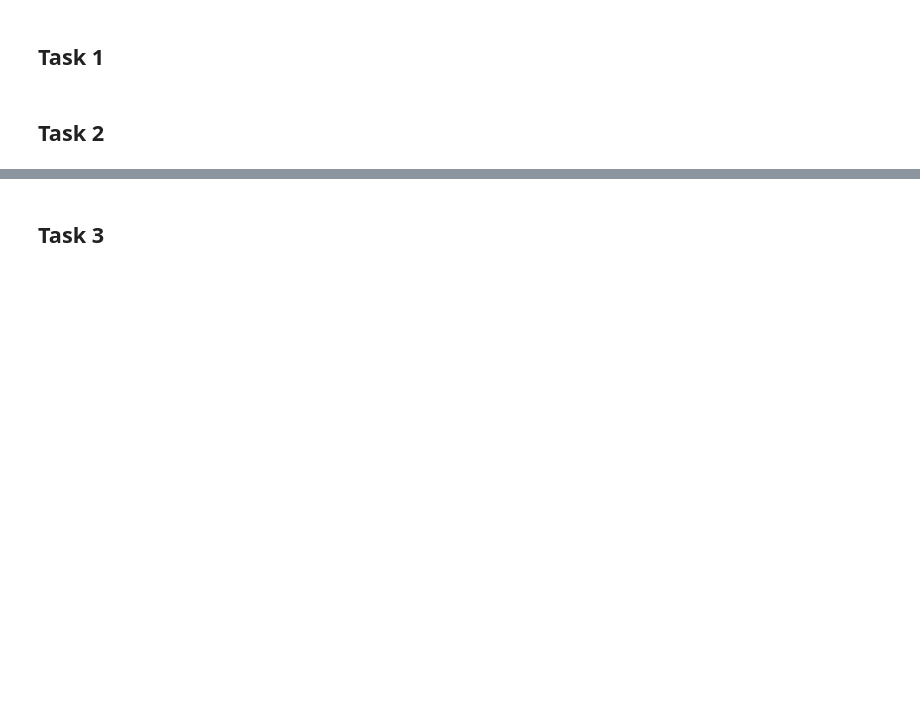
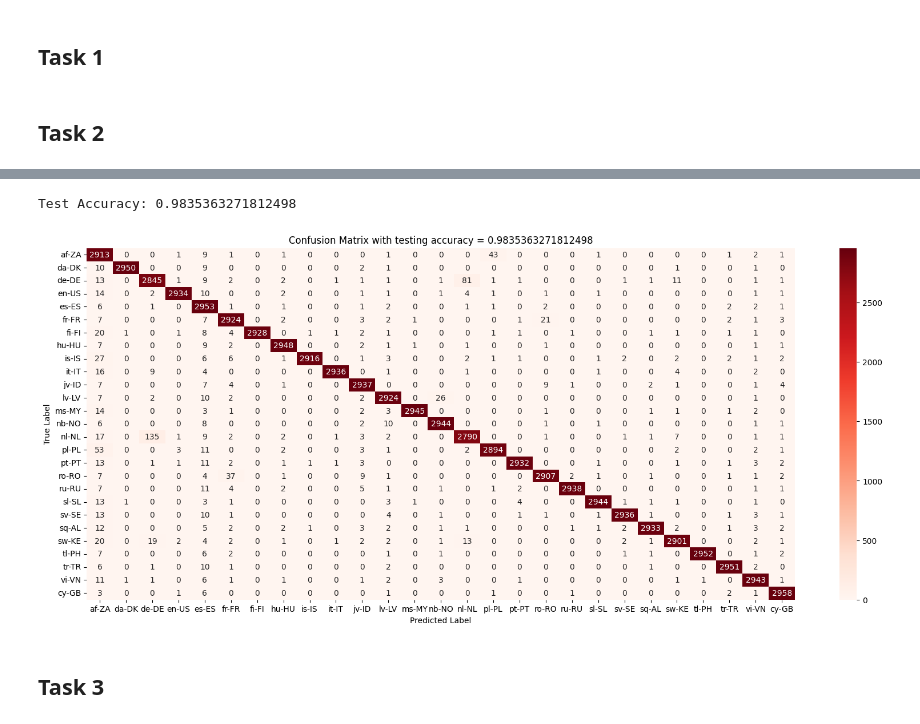
Before and after one commit to Nikshay-Jain/DA5401-DAL, a Jupyter notebook: Assign 6/assign.ipynb, the cells around one changed output, grey strips where cells are left out. Drawn from its saved outputs; the diff is of its cells as text; code cells hidden in the pictures; blank space fills up the shorter version.

```diff
--- a/Assign 6/assign.ipynb
+++ b/Assign 6/assign.ipynb
@@ -151,3 +198,20 @@ print(confusion_matrix(y_test, y_test_pred))
+# %%
+# Evaluate on test set
+y_test_pred = best_nb_model.predict(X_test)
+test_accuracy = accuracy_score(y_test, y_test_pred)
+test_cm = confusion_matrix(y_test, y_test_pred)
+print(f"Test Accuracy: {test_accuracy}")
+
+plt.figure(figsize=(20, 8))
+sns.heatmap(test_cm, annot=True, fmt='d', cmap='Reds', xticklabels=locales, yticklabels=locales)
+
+plt.ylabel('True Label')
+plt.xlabel('Predicted Label')
+plt.title(f'Confusion Matrix with testing accuracy = {test_accuracy}')
+plt.show()
+# %% [output]
+Test Accuracy: 0.9835363271812498
+[figure, added]
 # %% [markdown]
 ## Task 3
 # %%
```
Also changed, not shown: parts of 10 cells of this notebook.
